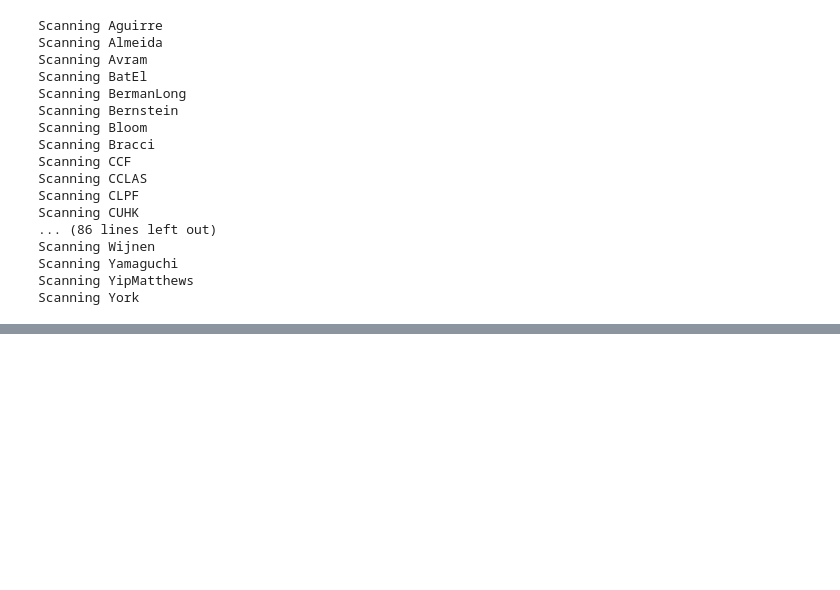
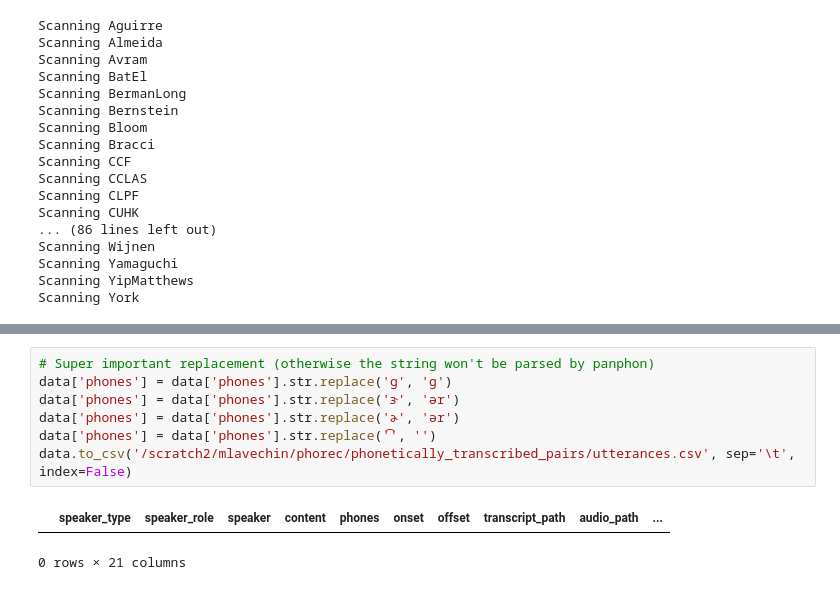
Before and after one commit to MarvinLvn/tinyvox, a Jupyter notebook: analysis/data_quantity.ipynb, the cells around one changed output, grey strips where cells are left out. Drawn from its saved outputs; the diff is of its cells as text; blank space fills up the shorter version.

```diff
--- a/analysis/data_quantity.ipynb
+++ b/analysis/data_quantity.ipynb
@@ -364,0 +387,10 @@ array([None], dtype=object)
+# %%
+# Super important replacement (otherwise the string won't be parsed by panphon)
+data['phones'] = data['phones'].str.replace('g', 'ɡ')
+data['phones'] = data['phones'].str.replace('ɝ', 'ər')
+data['phones'] = data['phones'].str.replace('ɚ', 'ər')
+data['phones'] = data['phones'].str.replace('͡', '')
+data.to_csv('/scratch2/mlavechin/phorec/phonetically_transcribed_pairs/utterances.csv', sep='\t', index=False)
+# %% [output]
+|  | speaker_type | speaker_role | speaker | content | phones | onset | offset | transcript_path | audio_path | ... |
+0 rows × 21 columns
```
Also changed, not shown: parts of 6 cells of this notebook, 8 other files.
